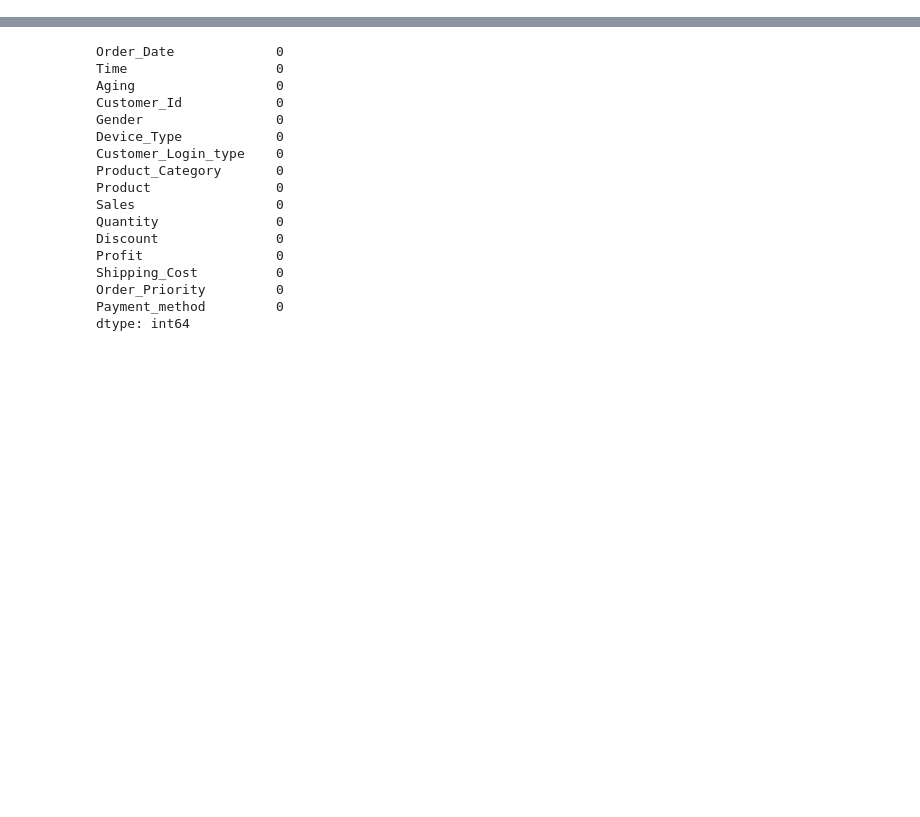
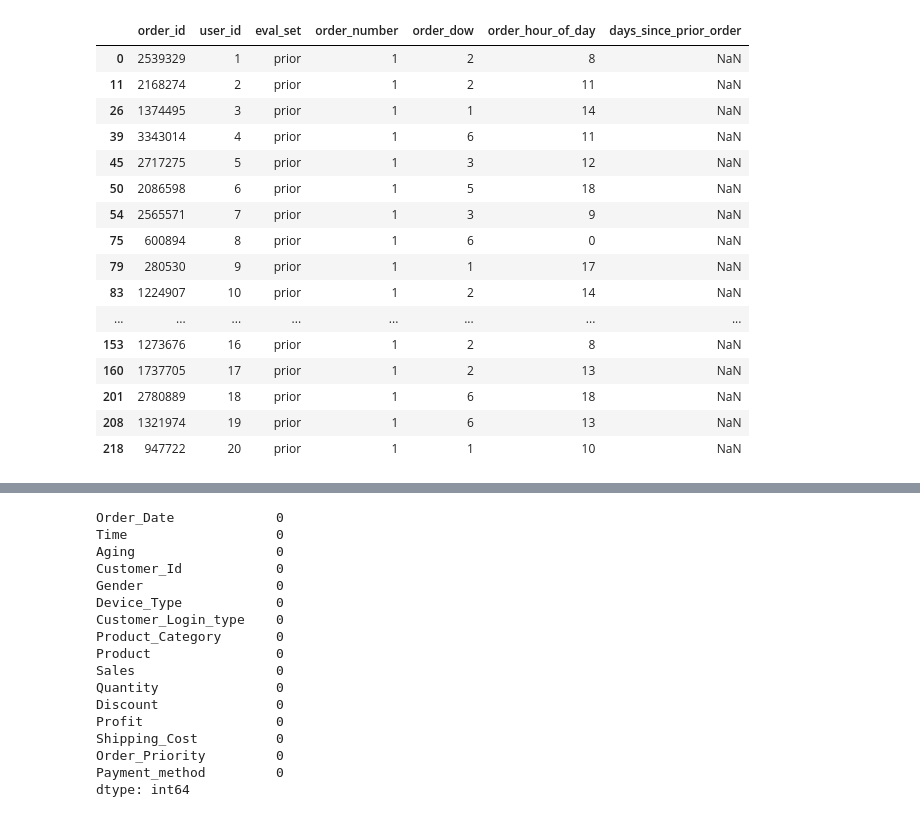
Before and after one commit to aaassasdf/Capstone_Project, a Jupyter notebook: Untitled.ipynb, the cells around one changed output, grey strips where cells are left out. Saved outputs shown, nothing was run; the diff lists cells and outputs as text; code cells hidden in the pictures; blank space fills up the shorter version.

```diff
--- a/Untitled.ipynb
+++ b/Untitled.ipynb
@@ -77,0 +114,20 @@ dtype: int64
+# %%
+df_orders[df_orders['days_since_prior_order'].isna()].head(20)
+# %% [output]
+|  | order_id | user_id | eval_set | order_number | order_dow | order_hour_of_day | days_since_prior_order |
+| 0 | 2539329 | 1 | prior | 1 | 2 | 8 | NaN |
+| 11 | 2168274 | 2 | prior | 1 | 2 | 11 | NaN |
+| 26 | 1374495 | 3 | prior | 1 | 1 | 14 | NaN |
+| 39 | 3343014 | 4 | prior | 1 | 6 | 11 | NaN |
+| 45 | 2717275 | 5 | prior | 1 | 3 | 12 | NaN |
+| 50 | 2086598 | 6 | prior | 1 | 5 | 18 | NaN |
+| 54 | 2565571 | 7 | prior | 1 | 3 | 9 | NaN |
+| 75 | 600894 | 8 | prior | 1 | 6 | 0 | NaN |
+| 79 | 280530 | 9 | prior | 1 | 1 | 17 | NaN |
+| 83 | 1224907 | 10 | prior | 1 | 2 | 14 | NaN |
+| ... | ... | ... | ... | ... | ... | ... | ... |
+| 153 | 1273676 | 16 | prior | 1 | 2 | 8 | NaN |
+| 160 | 1737705 | 17 | prior | 1 | 2 | 13 | NaN |
+| 201 | 2780889 | 18 | prior | 1 | 6 | 18 | NaN |
+| 208 | 1321974 | 19 | prior | 1 | 6 | 13 | NaN |
+| 218 | 947722 | 20 | prior | 1 | 1 | 10 | NaN |
```
Also changed, not shown: parts of 32 cells of this notebook, 3 other files.
